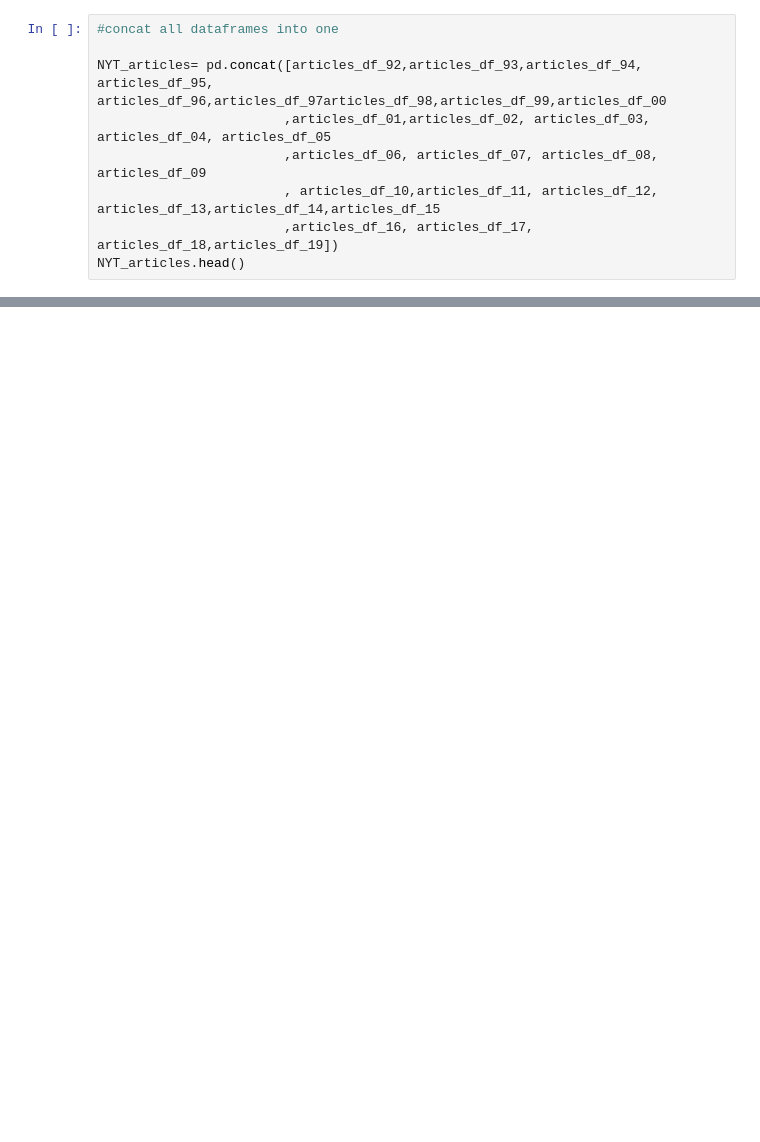
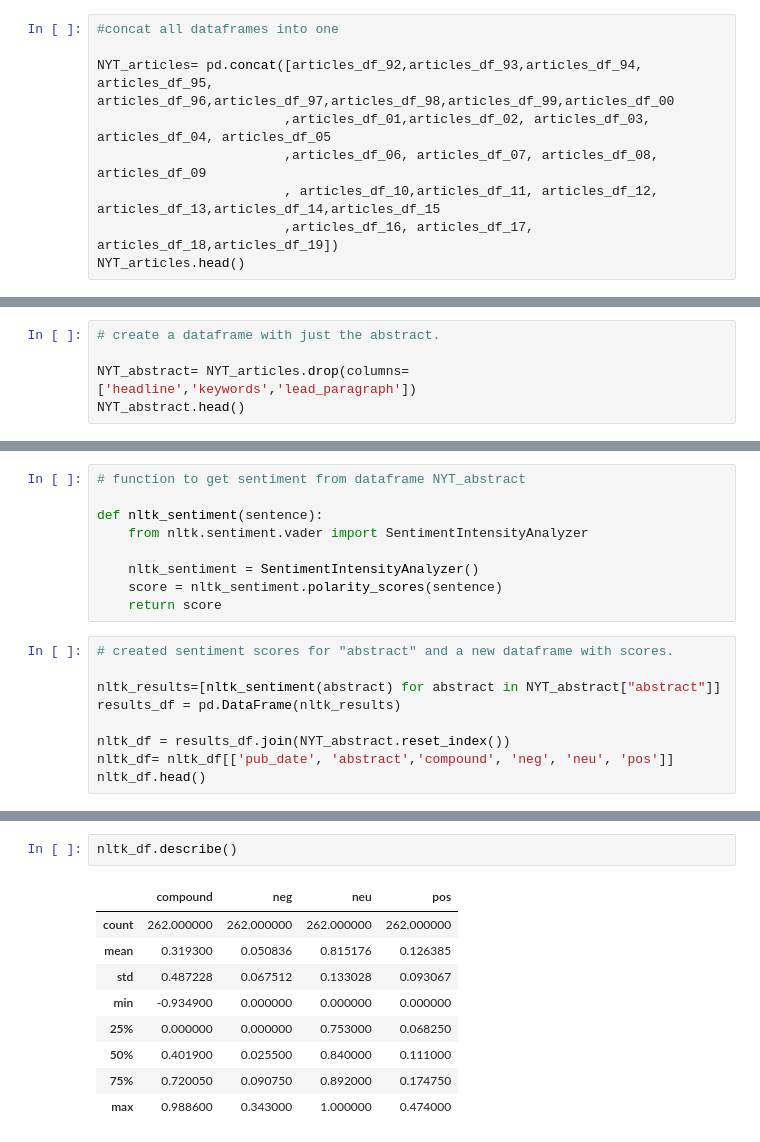
Before and after one commit to junaidqamer/HolidaySales, a Jupyter notebook: NYT_api.ipynb, the cells around one changed output, grey strips where cells are left out. Cells and saved outputs as stored; diff of their text form; blank space fills up the shorter version.

Commit message:
added sentiment and created df

```diff
--- a/NYT_api.ipynb
+++ b/NYT_api.ipynb
@@ -488,7 +472,7 @@ articles_df_19.head()
 # %%
 #concat all dataframes into one
 
-NYT_articles= pd.concat([articles_df_92,articles_df_93,articles_df_94, articles_df_95, articles_df_96,articles_df_97articles_df_98,articles_df_99,articles_df_00
+NYT_articles= pd.concat([articles_df_92,articles_df_93,articles_df_94, articles_df_95, articles_df_96,articles_df_97,articles_df_98,articles_df_99,articles_df_00
                         ,articles_df_01,articles_df_02, articles_df_03, articles_df_04, articles_df_05
                         ,articles_df_06, articles_df_07, articles_df_08, articles_df_09
                         , articles_df_10,articles_df_11, articles_df_12, articles_df_13,articles_df_14,articles_df_15
@@ -498,0 +499,5 @@ NameError: name 'articles_df_97articles_df_98' is not defined
+# %%
+# create a dataframe with just the abstract.
+
+NYT_abstract= NYT_articles.drop(columns=['headline','keywords','lead_paragraph'])
+NYT_abstract.head()
@@ -498,0 +521,18 @@ NameError: name 'articles_df_97articles_df_98' is not defined
+# %%
+# function to get sentiment from dataframe NYT_abstract
+
+def nltk_sentiment(sentence):
+    from nltk.sentiment.vader import SentimentIntensityAnalyzer
+
+    nltk_sentiment = SentimentIntensityAnalyzer()
+    score = nltk_sentiment.polarity_scores(sentence)
+    return score
+# %%
+# created sentiment scores for "abstract" and a new dataframe with scores.
+
+nltk_results=[nltk_sentiment(abstract) for abstract in NYT_abstract["abstract"]]
+results_df = pd.DataFrame(nltk_results)
+
+nltk_df = results_df.join(NYT_abstract.reset_index())
+nltk_df= nltk_df[['pub_date', 'abstract','compound', 'neg', 'neu', 'pos']]
+nltk_df.head()
@@ -498,0 +546,12 @@ NameError: name 'articles_df_97articles_df_98' is not defined
+# %%
+nltk_df.describe()
+# %% [output]
+|  | compound | neg | neu | pos |
+| count | 262.000000 | 262.000000 | 262.000000 | 262.000000 |
+| mean | 0.319300 | 0.050836 | 0.815176 | 0.126385 |
+| std | 0.487228 | 0.067512 | 0.133028 | 0.093067 |
+| min | -0.934900 | 0.000000 | 0.000000 | 0.000000 |
+| 25% | 0.000000 | 0.000000 | 0.753000 | 0.068250 |
+| 50% | 0.401900 | 0.025500 | 0.840000 | 0.111000 |
+| 75% | 0.720050 | 0.090750 | 0.892000 | 0.174750 |
+| max | 0.988600 | 0.343000 | 1.000000 | 0.474000 |
```
Also changed, not shown: parts of 8 cells of this notebook.
